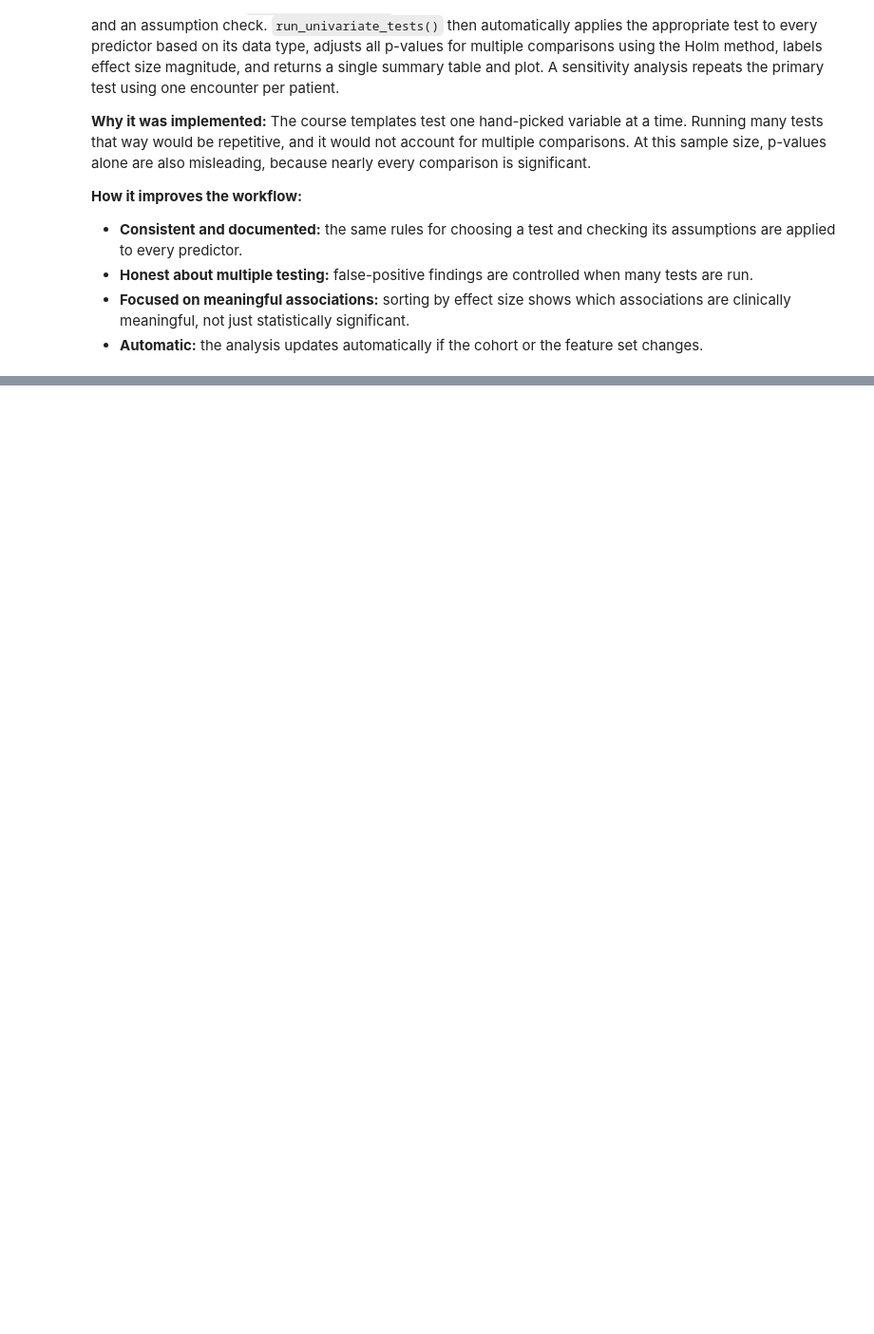
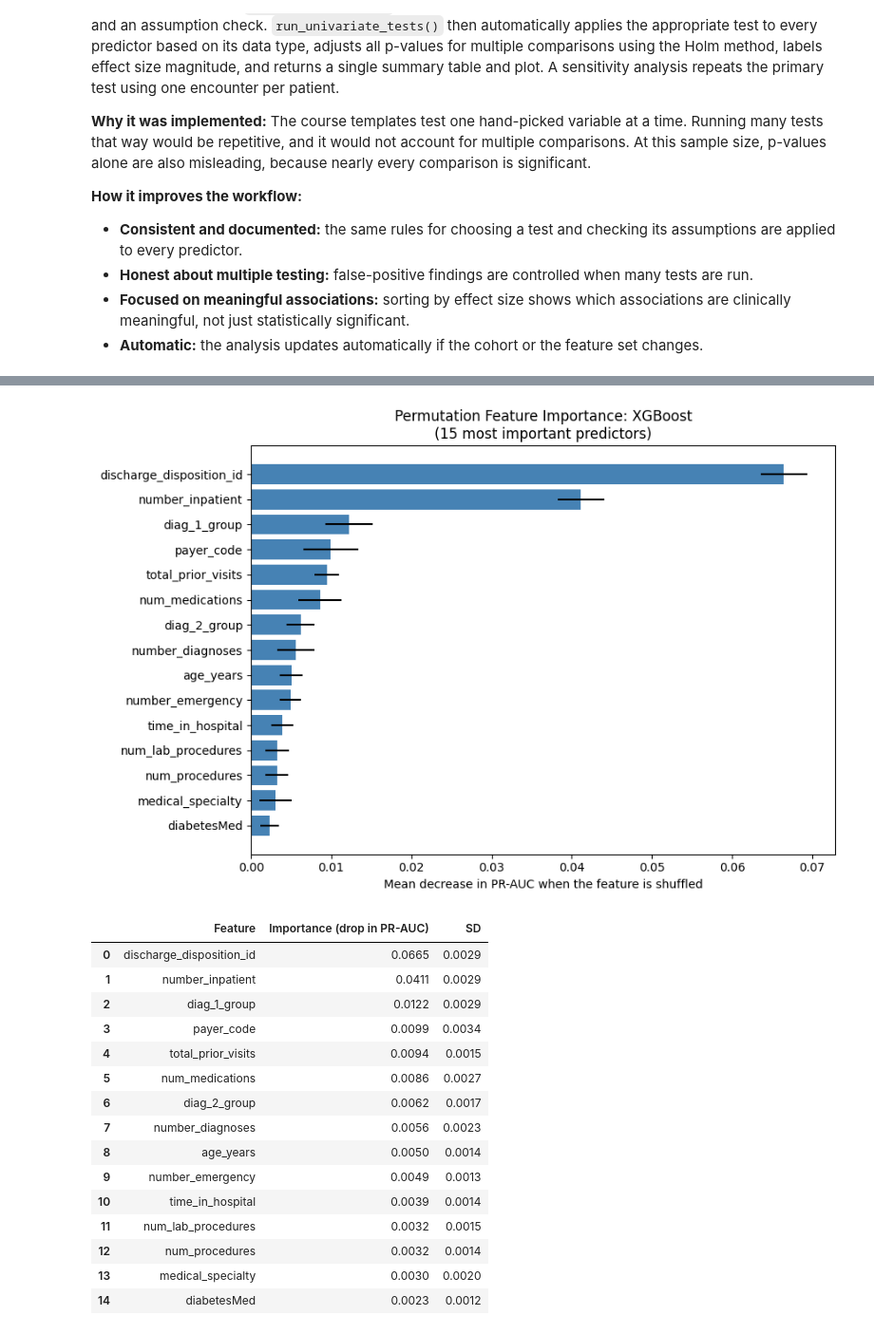
Before and after one commit to audreybyrne03/HSE751-Final-Project, a Jupyter notebook: Diabetes_Readmission_Pipeline.ipynb, the cells around one changed output, grey strips where cells are left out. Shown at 95% size. Saved outputs shown, nothing was run; the diff lists cells and outputs as text; code cells hidden in the pictures; blank space fills up the shorter version.

```diff
--- a/Diabetes_Readmission_Pipeline.ipynb
+++ b/Diabetes_Readmission_Pipeline.ipynb
@@ -1595,0 +1902,14 @@ Nine categorical predictors contain rare categories with expected counts below 5
+# %%
+# =============================================================================
+# TRAIN AND EVALUATE ALL MODELS
+# (about 3-6 minutes in Colab; the random forest and neural network take longest)
+# =============================================================================
+model_outputs = {}
+for name, estimator in MODEL_REGISTRY.items():
+    model_outputs[name] = train_and_evaluate(
+        name, estimator, preprocessor, X_train, y_train, X_val, y_val, X_test, y_test
+    )
+
+mlp = model_outputs["Neural Network (MLP)"]["pipeline"].named_steps["model"]
+print(f"\nNeural network stopped early after {mlp.n_iter_} epochs "
+      f"(best internal validation score {mlp.best_validation_score_:.3f}).")
@@ -1595,0 +2083,48 @@ Nine categorical predictors contain rare categories with expected counts below 5
+# %%
+# =============================================================================
+# FEATURE IMPORTANCE FOR THE BEST MODEL (permutation importance)
+# Each predictor is randomly shuffled in the validation data and the drop in
+# PR-AUC is measured. Larger drops mean the model relies more on that predictor.
+# This works for any model type, including the neural network.
+# =============================================================================
+best_pipeline = model_outputs[BEST_MODEL]["pipeline"]
+sample = X_val.sample(n=min(8000, len(X_val)), random_state=RANDOM_STATE)
+
+perm = permutation_importance(best_pipeline, sample, y_val.loc[sample.index],
+                              scoring="average_precision", n_repeats=5,
+                              random_state=RANDOM_STATE, n_jobs=-1)
+
+importance = (pd.DataFrame({"Feature": FEATURES,
+                            "Importance (drop in PR-AUC)": perm.importances_mean,
+                            "SD": perm.importances_std})
+              .sort_values("Importance (drop in PR-AUC)", ascending=False)
+              .reset_index(drop=True))
+
+top15 = importance.head(15).iloc[::-1]
+plt.figure(figsize=(9, 6))
+plt.barh(top15["Feature"], top15["Importance (drop in PR-AUC)"], xerr=top15["SD"],
+         color="steelblue")
+plt.xlabel("Mean decrease in PR-AUC when the feature is shuffled")
+plt.title(f"Permutation Feature Importance: {BEST_MODEL}\n(15 most important predictors)")
+plt.tight_layout()
+plt.show()
+
+importance.head(15).round(4)
+# %% [output]
+[figure, added]
+|  | Feature | Importance (drop in PR-AUC) | SD |
+| 0 | discharge_disposition_id | 0.0665 | 0.0029 |
+| 1 | number_inpatient | 0.0411 | 0.0029 |
+| 2 | diag_1_group | 0.0122 | 0.0029 |
+| 3 | payer_code | 0.0099 | 0.0034 |
+| 4 | total_prior_visits | 0.0094 | 0.0015 |
+| 5 | num_medications | 0.0086 | 0.0027 |
+| 6 | diag_2_group | 0.0062 | 0.0017 |
+| 7 | number_diagnoses | 0.0056 | 0.0023 |
+| 8 | age_years | 0.0050 | 0.0014 |
+| 9 | number_emergency | 0.0049 | 0.0013 |
+| 10 | time_in_hospital | 0.0039 | 0.0014 |
+| 11 | num_lab_procedures | 0.0032 | 0.0015 |
+| 12 | num_procedures | 0.0032 | 0.0014 |
+| 13 | medical_specialty | 0.0030 | 0.0020 |
+| 14 | diabetesMed | 0.0023 | 0.0012 |
```
Also changed, not shown: parts of 25 cells of this notebook.
